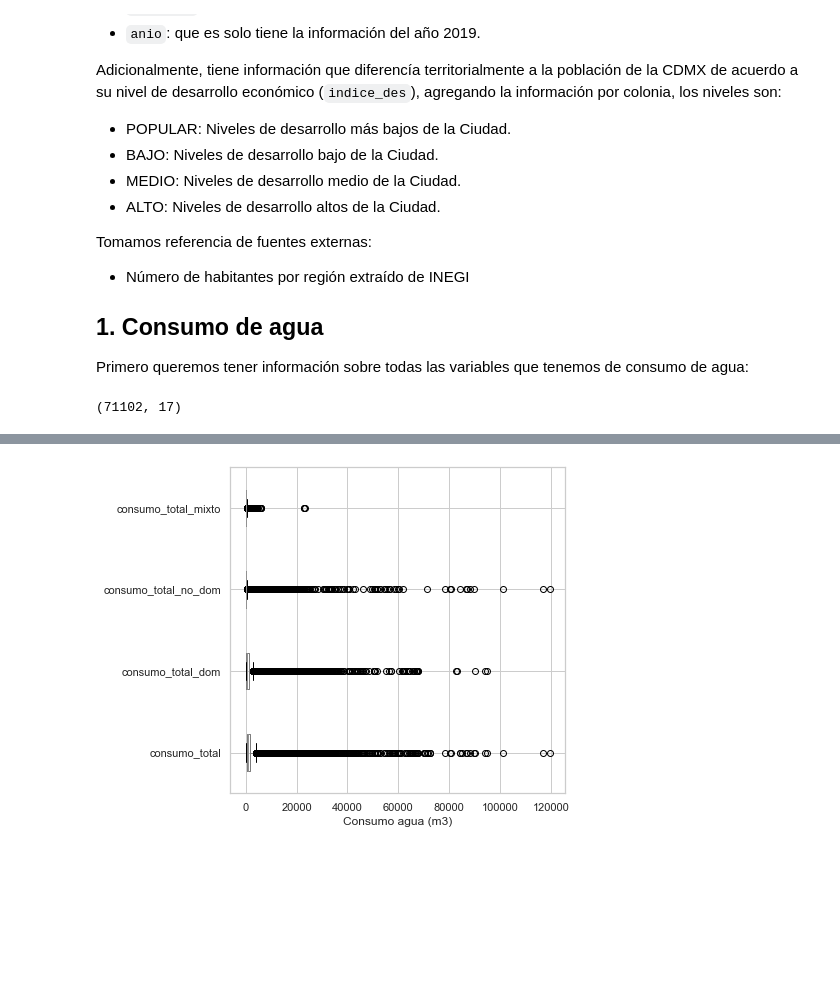
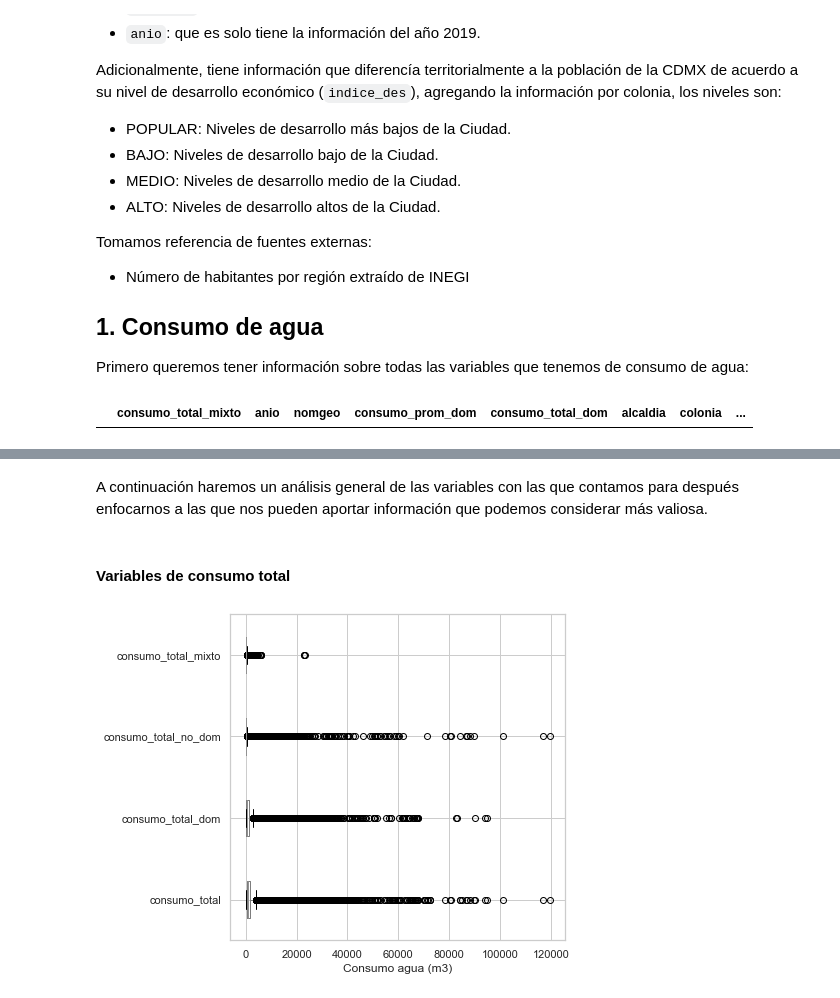
Before and after one commit to ElenaVillano/eda_geda_conagua, a Jupyter notebook: Ele_graphics.ipynb, the cells around one changed output, grey strips where cells are left out. Drawn from its saved outputs; the diff is of its cells as text; code cells hidden in the pictures; blank space fills up the shorter version.

```diff
--- a/Ele_graphics.ipynb
+++ b/Ele_graphics.ipynb
@@ -63,8 +63,9 @@ df = pd.read_csv("data_consumo_agua.csv")
 # %%
 # Observaciones y variables
 df.shape
+df.head(0)
 # %% [output]
-(71102, 17)
+|  | consumo_total_mixto | anio | nomgeo | consumo_prom_dom | consumo_total_dom | alcaldia | colonia | ... |
 # %%
 # Observamos de manera general la base
 df.head()
@@ -80,6 +81,10 @@ df.head()
 df = df[['consumo_total', 'consumo_total_dom', 'consumo_total_no_dom', 'consumo_total_mixto',
         'consumo_prom', 'consumo_prom_dom', 'consumo_prom_no_dom', 'consumo_prom_mixto',
         'alcaldia','colonia','bimestre','indice_des','latitud','longitud']]
+# %% [markdown]
+A continuación haremos un análisis general de las variables con las que contamos para después enfocarnos a las que nos pueden aportar información que podemos considerar más valiosa.
+# %% [markdown]
+#### Variables de consumo total
 # %%
 df[['consumo_total',
     'consumo_total_dom',
```
Also changed, not shown: parts of 17 cells of this notebook.
